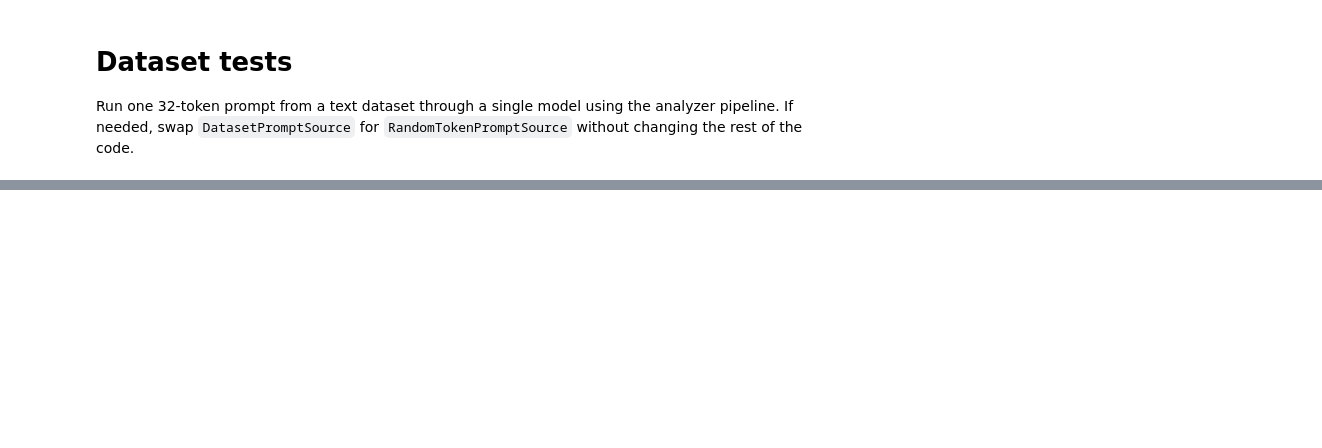
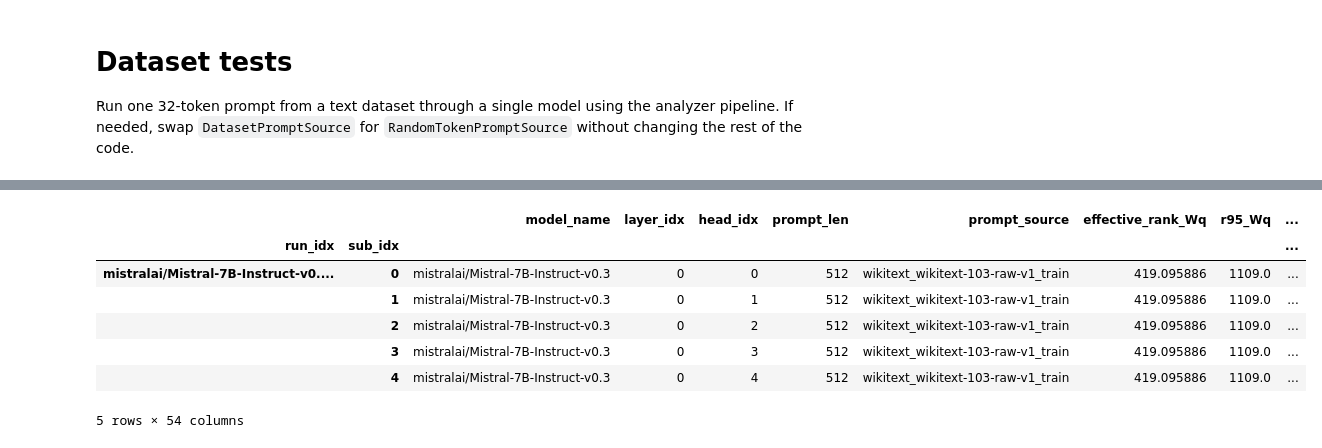
Before and after one commit to raffaeledagostino/sparse-attention-patterns, a Jupyter notebook: dataset.ipynb, the cells around one changed output, grey strips where cells are left out. Saved outputs shown, nothing was run; the diff lists cells and outputs as text; code cells hidden in the pictures; blank space fills up the shorter version.

Commit message:
fixed per head rank

```diff
--- a/dataset.ipynb
+++ b/dataset.ipynb
@@ -126,7 +130,20 @@ compute_cosine_sim_distribution("Qwen/Qwen3-4B", chunk_size=512)
 import pandas as pd
 
 
-df = pd.read_parquet('Qwen3_4B_512tok.parquet')
+df = pd.read_parquet('Mistral_512tok.parquet')
+#df = pd.read_parquet('Qwen3_4B_512tok.parquet')
+#df = pd.read_parquet('Mistral_512tok_fix.parquet')
+# %%
+df.head()
+# %% [output]
+|  |  | model_name | layer_idx | head_idx | prompt_len | prompt_source | effective_rank_Wq | r95_Wq | ... |
+| run_idx | sub_idx |  |  |  |  |  |  |  | ... |
+| mistralai/Mistral-7B-Instruct-v0.... | 0 | mistralai/Mistral-7B-Instruct-v0.3 | 0 | 0 | 512 | wikitext_wikitext-103-raw-v1_train | 419.095886 | 1109.0 | ... |
+|  | 1 | mistralai/Mistral-7B-Instruct-v0.3 | 0 | 1 | 512 | wikitext_wikitext-103-raw-v1_train | 419.095886 | 1109.0 | ... |
+|  | 2 | mistralai/Mistral-7B-Instruct-v0.3 | 0 | 2 | 512 | wikitext_wikitext-103-raw-v1_train | 419.095886 | 1109.0 | ... |
+|  | 3 | mistralai/Mistral-7B-Instruct-v0.3 | 0 | 3 | 512 | wikitext_wikitext-103-raw-v1_train | 419.095886 | 1109.0 | ... |
+|  | 4 | mistralai/Mistral-7B-Instruct-v0.3 | 0 | 4 | 512 | wikitext_wikitext-103-raw-v1_train | 419.095886 | 1109.0 | ... |
+5 rows × 54 columns
 # %%
 # Focused EDA: correlations + WqRWk alignment heatmaps (from FEATURE_REGISTRY)
 import pandas as pd
```
Also changed, not shown: parts of 18 cells of this notebook, 4 other files.
